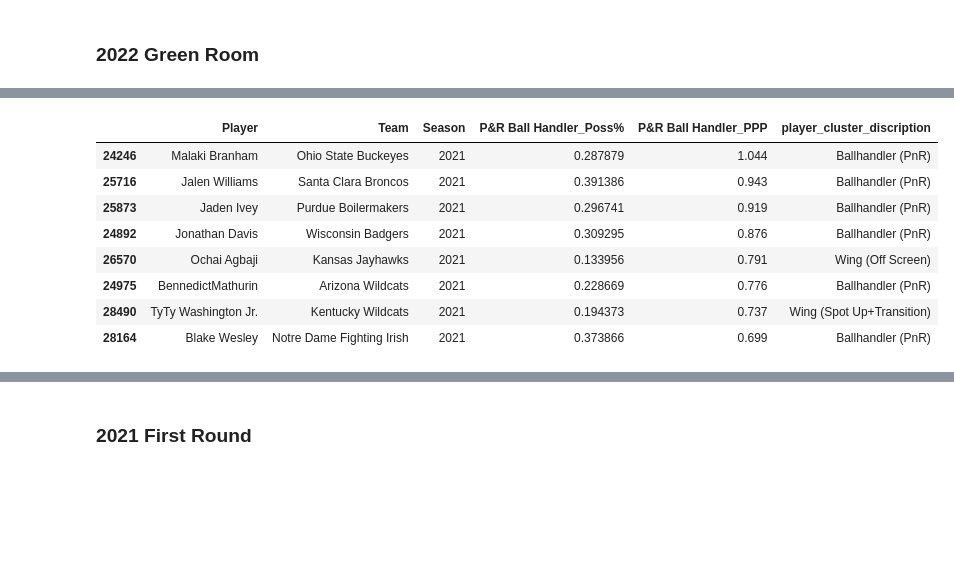
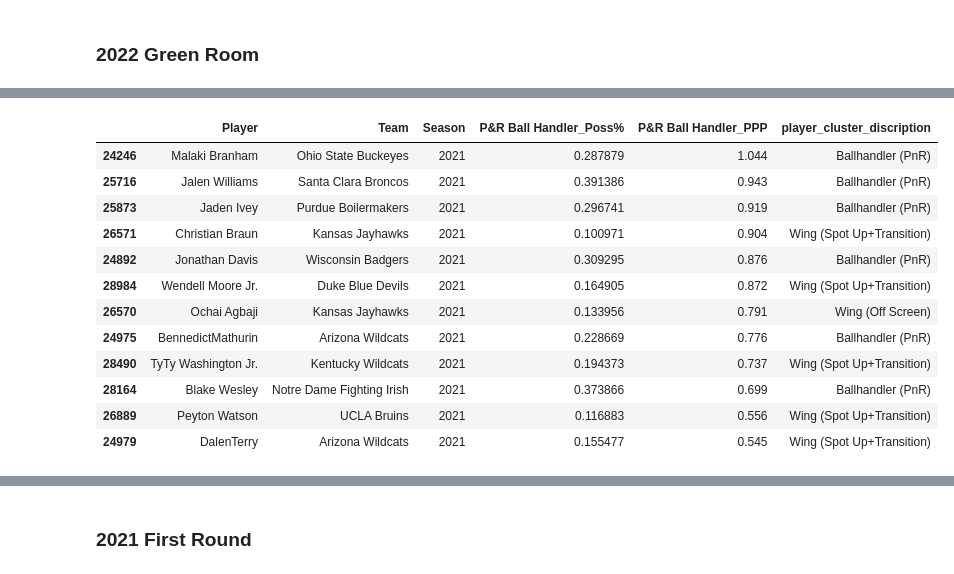
Before and after one commit to xulianrenzoku/synergy_clustering, a Jupyter notebook: nba_draft_22_materials.ipynb, the cells around one changed output, grey strips where cells are left out. Saved outputs shown, nothing was run; the diff lists cells and outputs as text; code cells hidden in the pictures; blank space fills up the shorter version.

```diff
--- a/nba_draft_22_materials.ipynb
+++ b/nba_draft_22_materials.ipynb
@@ -571,0 +572,10 @@ green_room = ['Chet Holmgren', 'Jabari Smith', 'Paolo Banchero',
+# %%
+first_rounder_22 = ['Paolo Banchero', 'Chet Holmgren', 'Jabari Smith',
+                    'Keegan Murray', 'Jaden Ivey', 'BennedictMathurin',
+                    'Jeremy Sochan', 'Jonathan Davis', 'Jalen Williams',
+                    'Jalen Duren', 'Ochai Agbaji', 'Mark Williams',
+                    'AJ Griffin', 'Tari Eason', 'DalenTerry',
+                    'Jake Laravia', 'Malaki Branham', 'Christian Braun',
+                    'Walker Kessler', 'David Roddy', 'Blake Wesley',
+                    'Wendell Moore Jr.', 'Patrick Baldwin Jr.', 'TyTy Washington Jr.',
+                    'Peyton Watson']
@@ -593,12 +629,16 @@ display_draft(green_room, 2021)
 # %%
-display_playtype('P&R Ball Handler', green_room, season=2021)
+display_playtype('P&R Ball Handler', first_rounder_22, season=2021)
 # %% [output]
 |  | Player | Team | Season | P&R Ball Handler_Poss% | P&R Ball Handler_PPP | player_cluster_discription |
 | 24246 | Malaki Branham | Ohio State Buckeyes | 2021 | 0.287879 | 1.044 | Ballhandler (PnR) |
 | 25716 | Jalen Williams | Santa Clara Broncos | 2021 | 0.391386 | 0.943 | Ballhandler (PnR) |
 | 25873 | Jaden Ivey | Purdue Boilermakers | 2021 | 0.296741 | 0.919 | Ballhandler (PnR) |
+| 26571 | Christian Braun | Kansas Jayhawks | 2021 | 0.100971 | 0.904 | Wing (Spot Up+Transition) |
 | 24892 | Jonathan Davis | Wisconsin Badgers | 2021 | 0.309295 | 0.876 | Ballhandler (PnR) |
+| 28984 | Wendell Moore Jr. | Duke Blue Devils | 2021 | 0.164905 | 0.872 | Wing (Spot Up+Transition) |
 | 26570 | Ochai Agbaji | Kansas Jayhawks | 2021 | 0.133956 | 0.791 | Wing (Off Screen) |
 | 24975 | BennedictMathurin | Arizona Wildcats | 2021 | 0.228669 | 0.776 | Ballhandler (PnR) |
 | 28490 | TyTy Washington Jr. | Kentucky Wildcats | 2021 | 0.194373 | 0.737 | Wing (Spot Up+Transition) |
 | 28164 | Blake Wesley | Notre Dame Fighting Irish | 2021 | 0.373866 | 0.699 | Ballhandler (PnR) |
+| 26889 | Peyton Watson | UCLA Bruins | 2021 | 0.116883 | 0.556 | Wing (Spot Up+Transition) |
+| 24979 | DalenTerry | Arizona Wildcats | 2021 | 0.155477 | 0.545 | Wing (Spot Up+Transition) |
```
Also changed, not shown: parts of 7 cells of this notebook.
